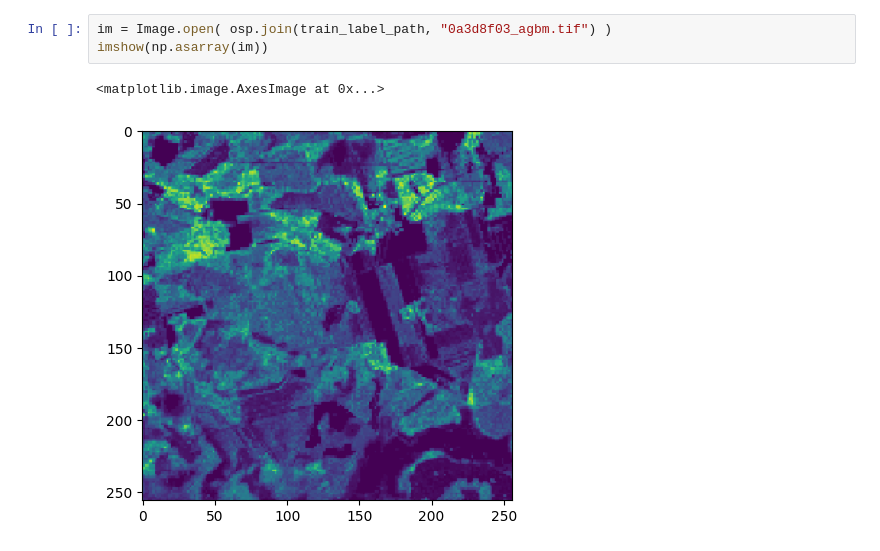
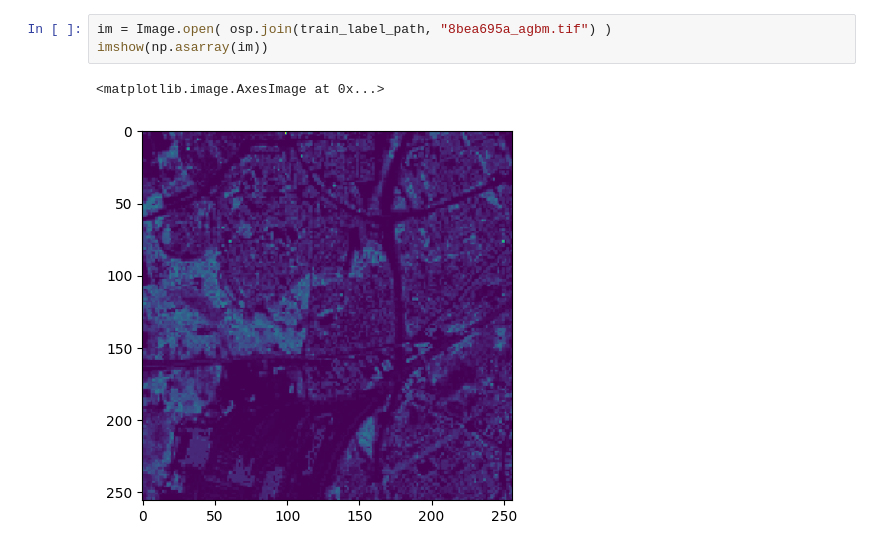
Before and after one commit to TeamEpochGithub/forestbiomass, a Jupyter notebook: analysis/exploratory_data_analysis/one_patch.ipynb, the cells around one changed output. Drawn from its saved outputs; the diff is of its cells as text.

```diff
--- a/analysis/exploratory_data_analysis/one_patch.ipynb
+++ b/analysis/exploratory_data_analysis/one_patch.ipynb
@@ -37,6 +42,6 @@ plt.imshow(np.average(all_imgs, axis=0))
 # %%
-im = Image.open( osp.join(train_label_path, "0a3d8f03_agbm.tif") )
+im = Image.open( osp.join(train_label_path, "8bea695a_agbm.tif") )
 imshow(np.asarray(im))
 # %% [output]
 <matplotlib.image.AxesImage at 0x...>
-[figure, old version]
+[figure, new version]
```
Also changed, not shown: parts of 4 cells of this notebook, 31 other files.
